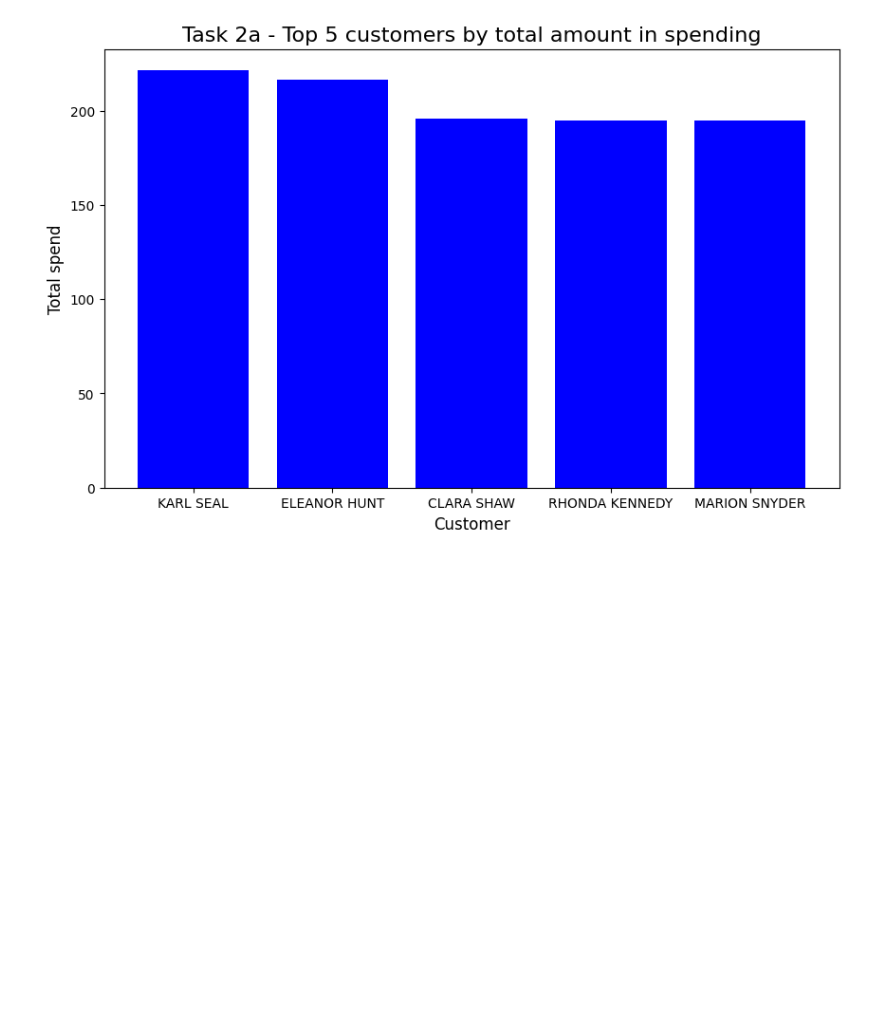
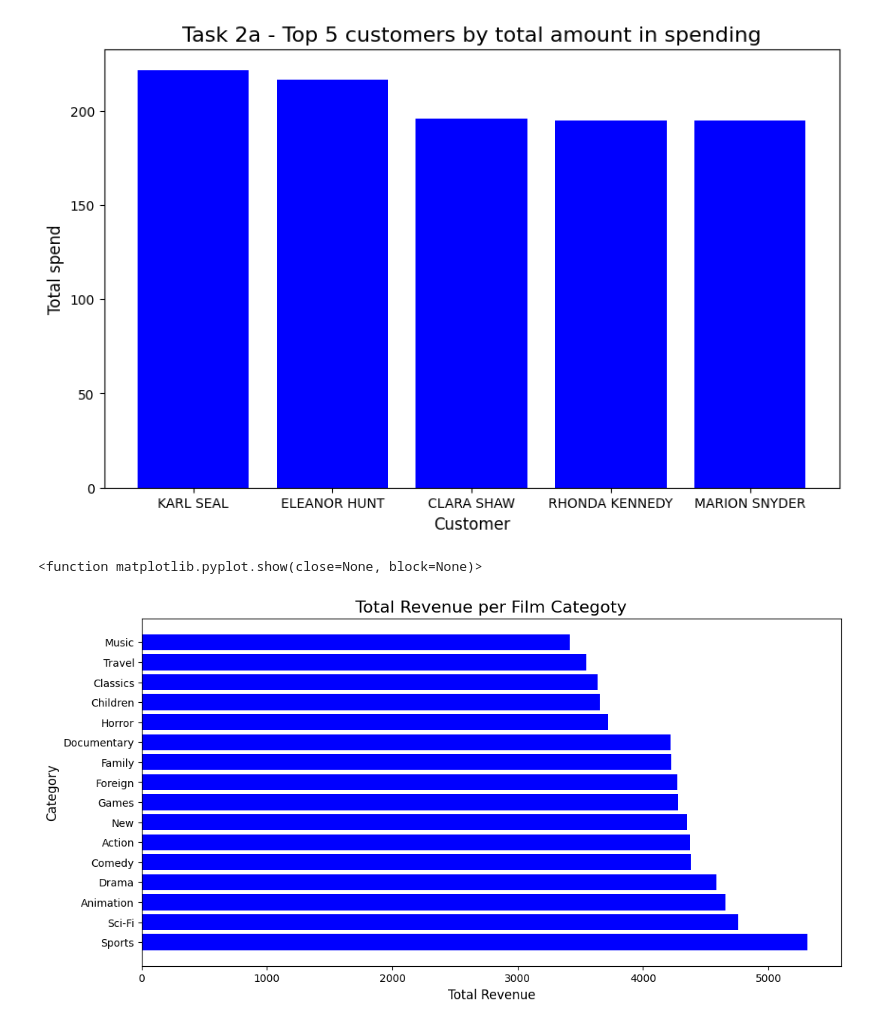
Before and after one commit to DataHub2/sql-lab-zakaria-DE25, a Jupyter notebook: notebook/eda.ipynb, the cells around one changed output. Cells and saved outputs as stored; diff of their text form; code cells hidden in the pictures; blank space fills up the shorter version.

Commit message:
now the graf fo total revenue per film is done, and so is this lab, i will be going through my work to see if everything is okej

```diff
--- a/notebook/eda.ipynb
+++ b/notebook/eda.ipynb
@@ -378,3 +378,35 @@ plt.ylabel('Total spend', fontsize = 12)
 plt.show()
 # %% [output]
 [figure]
+# %%
+# task 2b
+# Here i will be answering what the total revenue per film category
+# I am going to be joing many tables, so that i may link a category to the payment
+
+category_most_revenue = duckdb.sql("""
+    SELECT
+        c.name as category_name,
+        SUM(p.amount) as total_revenue
+    FROM category c
+    JOIN film_category fc ON c.category_id = fc.category_id
+    JOIN film f ON fc.film_id = f.film_id
+    JOIN inventory i ON f.film_id = i.film_id
+    JOIN rental r ON i.inventory_id = r.inventory_id
+    JOIN payment p ON r.rental_id = p.rental_id
+    GROUP BY category_name
+    ORDER BY total_revenue DESC
+
+""").df()
+category_most_revenue.index = category_most_revenue.index + 1
+
+plt.figure(figsize = (12, 6))
+# Bar Horizontal, it makes the bars lay horizontal, source: https://matplotlib.org/stable/api/_as_gen/matplotlib.pyplot.barh.html
+plt.barh(category_most_revenue['category_name'], category_most_revenue['total_revenue'], color = 'blue')
+plt.title('Total Revenue per Film Categoty', fontsize = 16)
+plt.xlabel('Total Revenue', fontsize = 12)
+plt.ylabel('Category', fontsize = 12)
+
+plt.show
+# %% [output]
+<function matplotlib.pyplot.show(close=None, block=None)>
+[figure, added]
```
